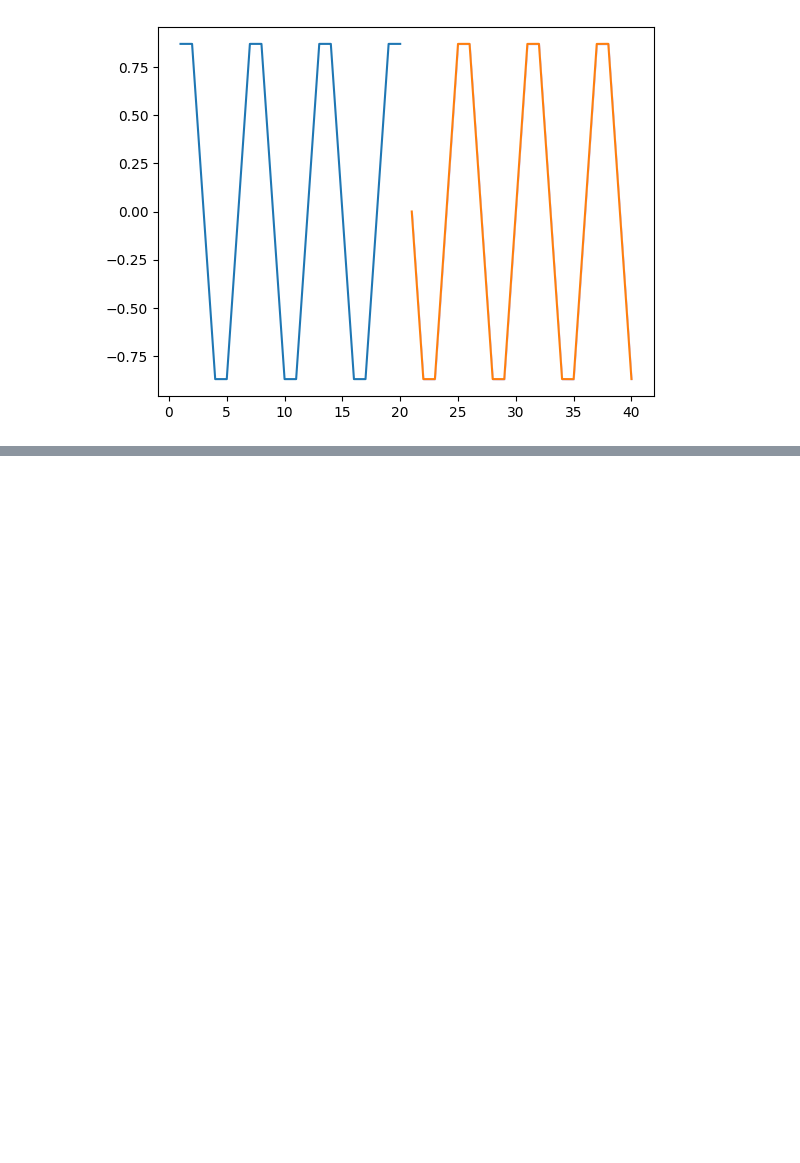
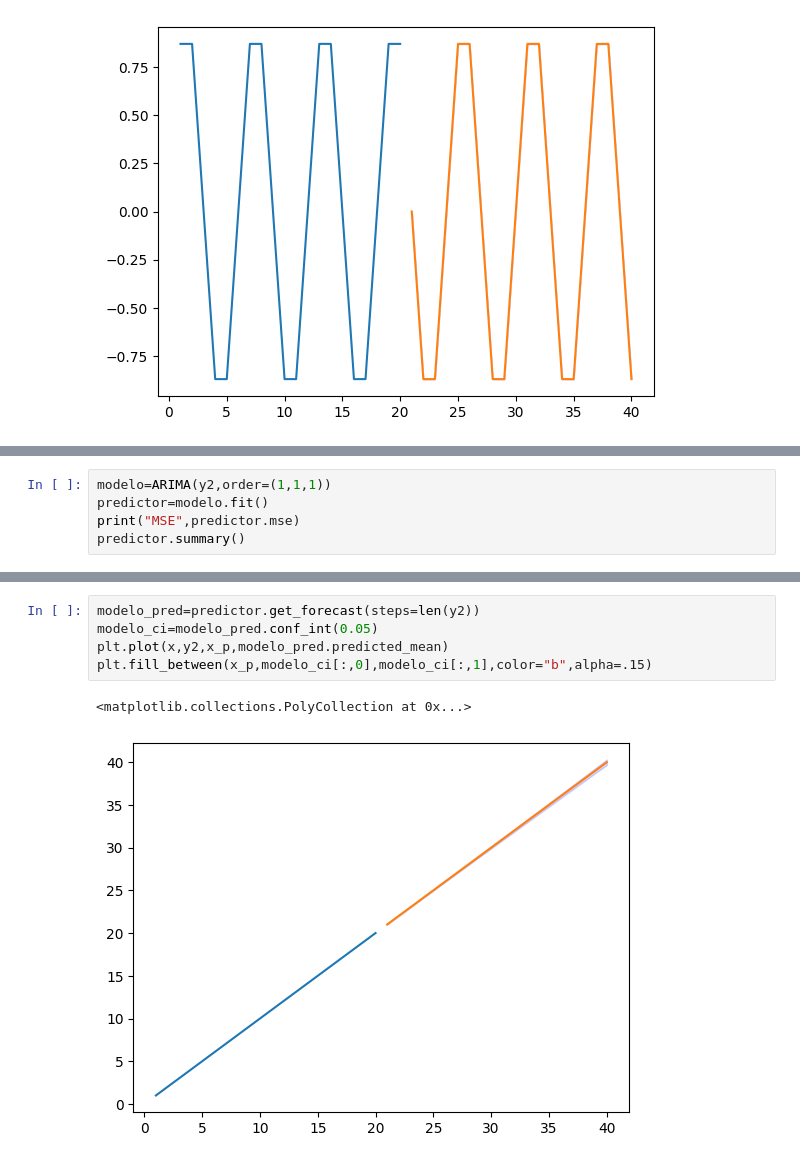
Before and after one commit to pabloschwarzenberg/AICC107_material, a Jupyter notebook: sesion4/clase3107/seriesdetiempo.ipynb, the cells around one changed output, grey strips where cells are left out. Saved outputs shown, nothing was run; the diff lists cells and outputs as text; blank space fills up the shorter version.

```diff
--- a/sesion4/clase3107/seriesdetiempo.ipynb
+++ b/sesion4/clase3107/seriesdetiempo.ipynb
@@ -157,0 +262,5 @@ plt.fill_between(x_p,modelo_ci[:,0],modelo_ci[:,1],color="b",alpha=.15)
+# %%
+modelo=ARIMA(y2,order=(1,1,1))
+predictor=modelo.fit()
+print("MSE",predictor.mse)
+predictor.summary()
@@ -157,0 +288,8 @@ plt.fill_between(x_p,modelo_ci[:,0],modelo_ci[:,1],color="b",alpha=.15)
+# %%
+modelo_pred=predictor.get_forecast(steps=len(y2))
+modelo_ci=modelo_pred.conf_int(0.05)
+plt.plot(x,y2,x_p,modelo_pred.predicted_mean)
+plt.fill_between(x_p,modelo_ci[:,0],modelo_ci[:,1],color="b",alpha=.15)
+# %% [output]
+<matplotlib.collections.PolyCollection at 0x...>
+[figure, added]
```
Also changed, not shown: parts of 12 cells of this notebook, 11 other files.
